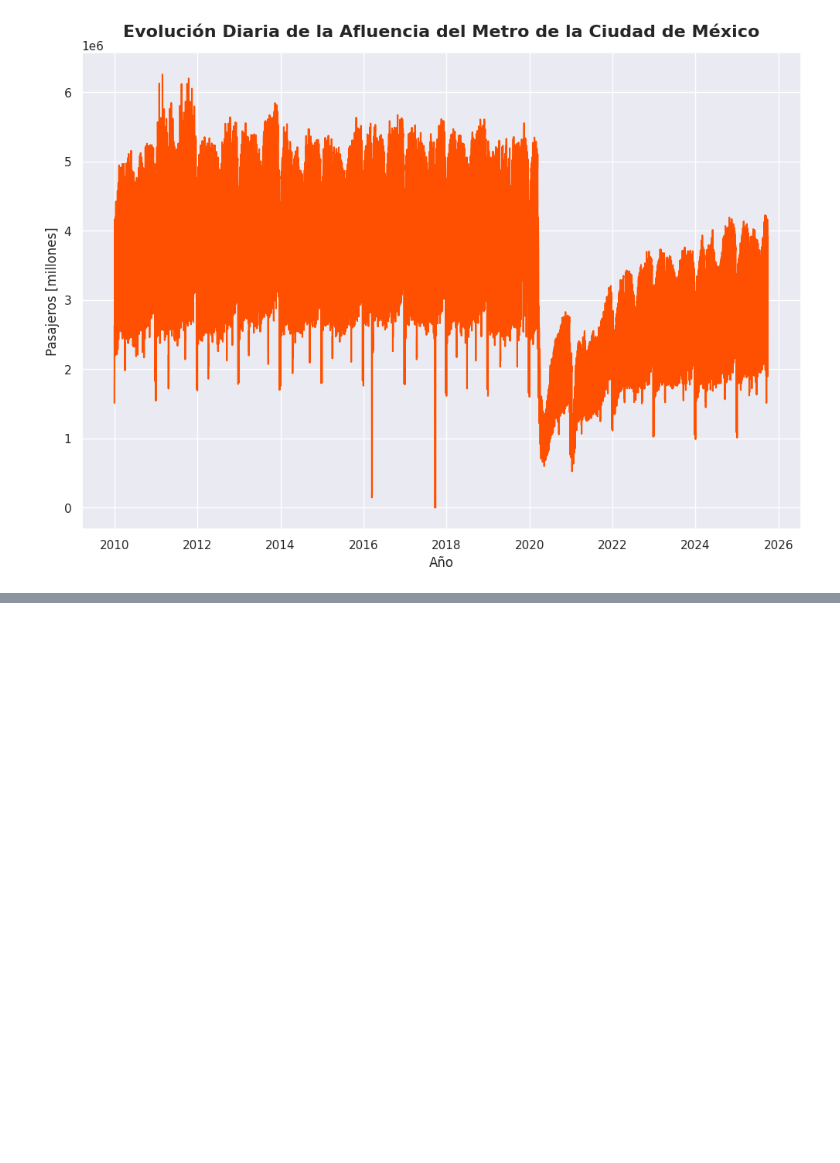
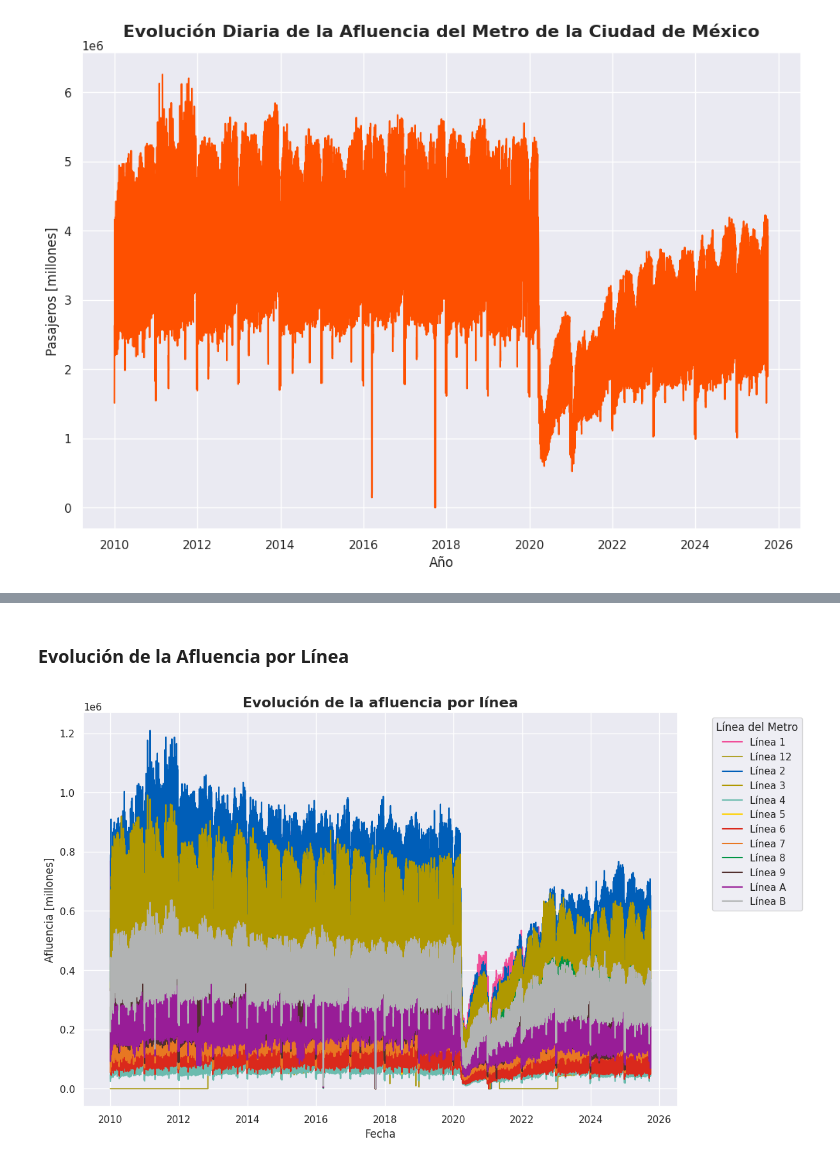
Before and after one commit to AndrsGzRo/prediccion-afluencia-metrocdmx, a Jupyter notebook: Prediccion_Metro_CDMX.ipynb, the cells around one changed output, grey strips where cells are left out. Cells and saved outputs as stored; diff of their text form; code cells hidden in the pictures; blank space fills up the shorter version.

```diff
--- a/Prediccion_Metro_CDMX.ipynb
+++ b/Prediccion_Metro_CDMX.ipynb
@@ -204,0 +234,21 @@ afluenciaprom_linea = (
+# %% [markdown]
+### Evolución de la Afluencia por Línea
+# %%
+df_lineas = (
+    df.groupby(['fecha','linea'])['afluencia'].sum().reset_index()
+)
+plt.figure(figsize=(12,8))
+sns.lineplot(
+    data=df_lineas,
+    x='fecha',
+    y='afluencia',
+    hue='linea',
+    palette=colores_metro
+)
+plt.title("Evolución de la afluencia por línea",fontsize=16,fontweight='bold')
+plt.xlabel("Fecha")
+plt.ylabel("Afluencia [millones]")
+plt.legend(title="Línea del Metro", bbox_to_anchor=(1.05, 1))
+plt.show()
+# %% [output]
+[figure, added]
```
Also changed, not shown: parts of 20 cells of this notebook.
